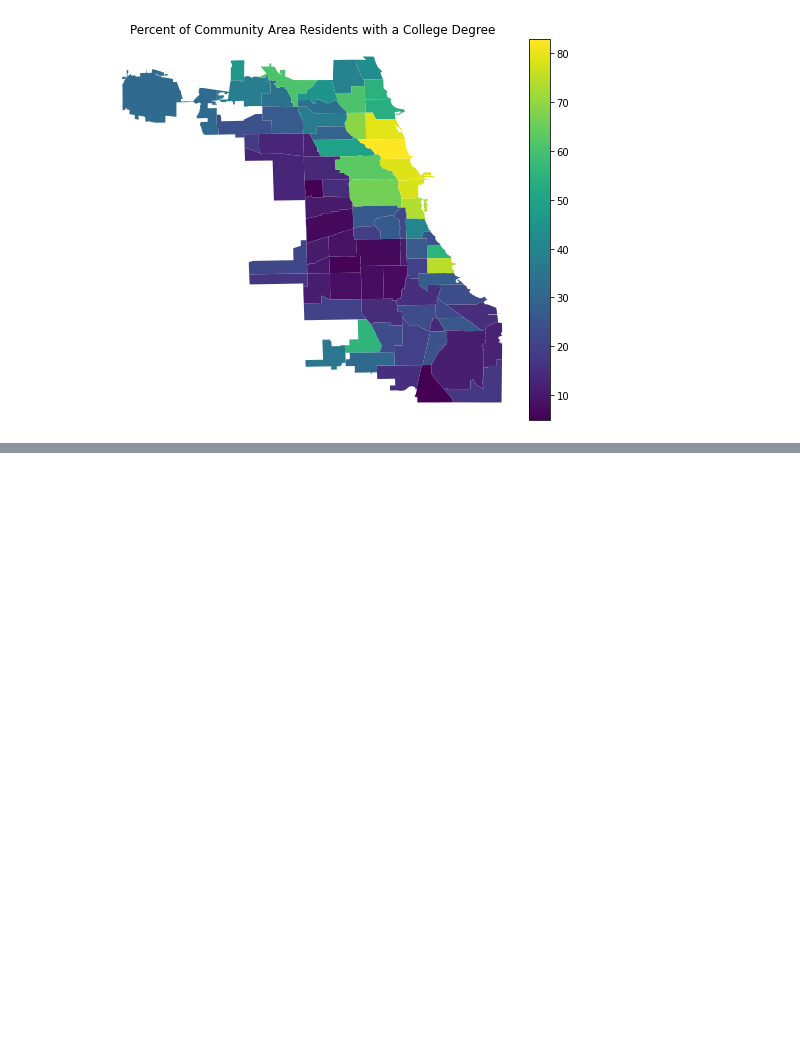
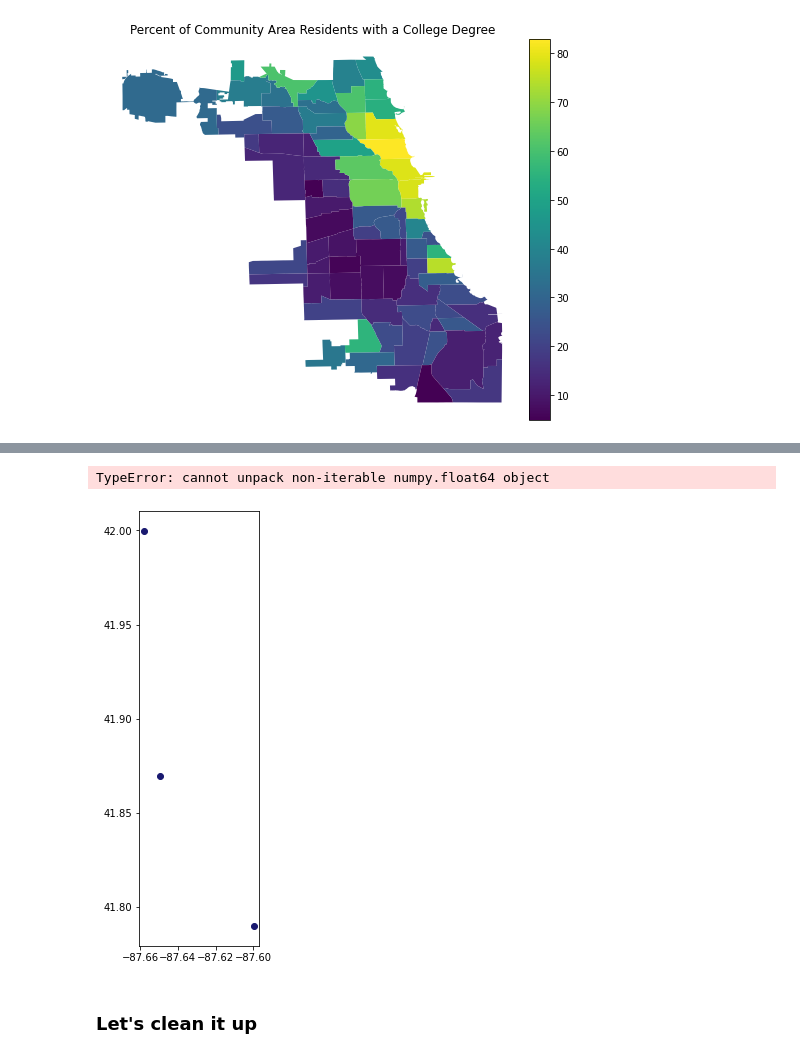
Before and after one commit to Data-and-Programming-2-TAs/Sarah-Discussion-Notebooks, a Jupyter notebook: lab_6-Geopandas example.ipynb, the cells around one changed output, grey strips where cells are left out. Cells and saved outputs as stored; diff of their text form; code cells hidden in the pictures; blank space fills up the shorter version.

```diff
--- a/lab_6-Geopandas example.ipynb
+++ b/lab_6-Geopandas example.ipynb
@@ -151,15 +136,0 @@ show(p)
-# %%
-colors = ["#F1EEF6", "#D4B9DA", "#C994C7", "#DF65B0", "#DD1C77", "#980043"]
-# use https://colorbrewer2.org/#type=sequential&scheme=BuGn&n=3
-
-county_colors = []
-for i in range(len(use_gdf)-1):
-    try:
-        rate = use_gdf['Percent'][i]
-        idx = int(rate/6)
-        print(idx)
-        county_colors.append(colors[idx])
-    except KeyError:
-        county_colors.append("black")
-
-county_colors
@@ -252,0 +208,21 @@ ERROR:bokeh.core.validation.check:E-1001 (BAD_COLUMN_NAME): Glyph refers to none
+# %%
+fig, ax = plt.subplots(figsize=(8,8))
+
+
+ax = uni_gdf.plot(ax=ax, color='midnightblue')
+
+
+x = 'Longitude'
+y = 'Latitude'
+
+for i, txt in enumerate(uni_gdf['University']):
+    #print(i, txt)
+    #print(uni_gdf[x][i], uni_gdf[y][i])
+    ax.annotate(txt, uni_gdf[x][i], uni_gdf[y][i])
+
+# Cite: https://stackoverflow.com/questions/14432557/matplotlib-scatter-plot-with-different-text-at-each-data-point
+# %% [output]
+TypeError: cannot unpack non-iterable numpy.float64 object
+[figure, added]
+# %% [markdown]
+### Let's clean it up
```
Also changed, not shown: parts of 20 cells of this notebook.
